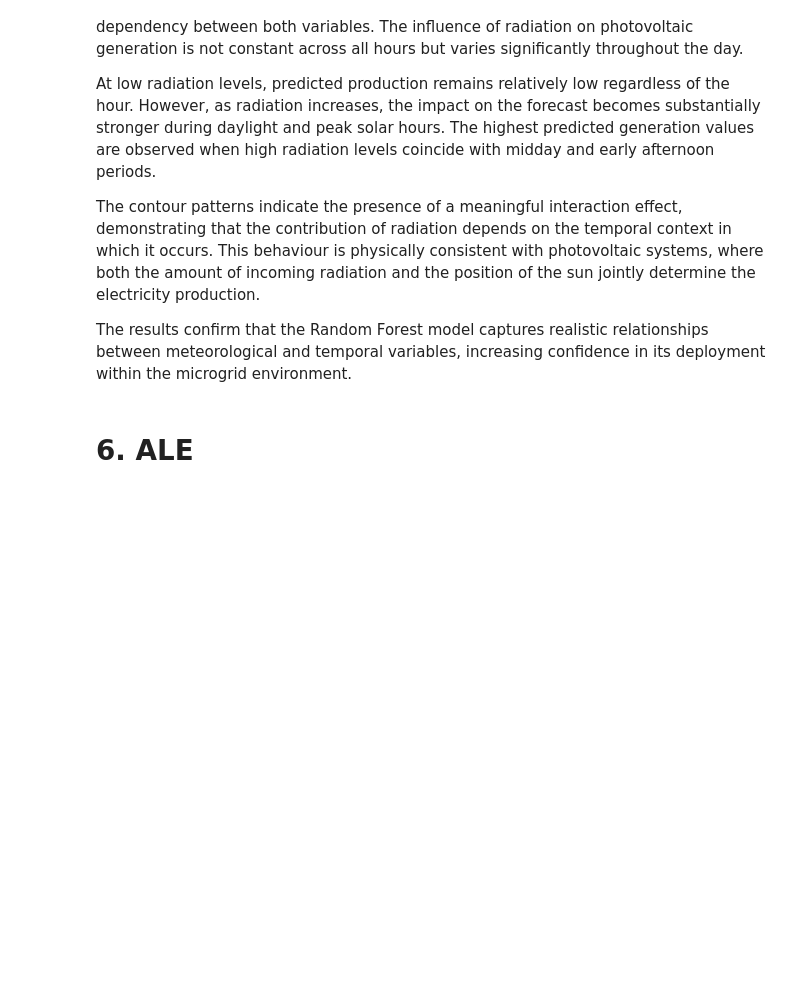
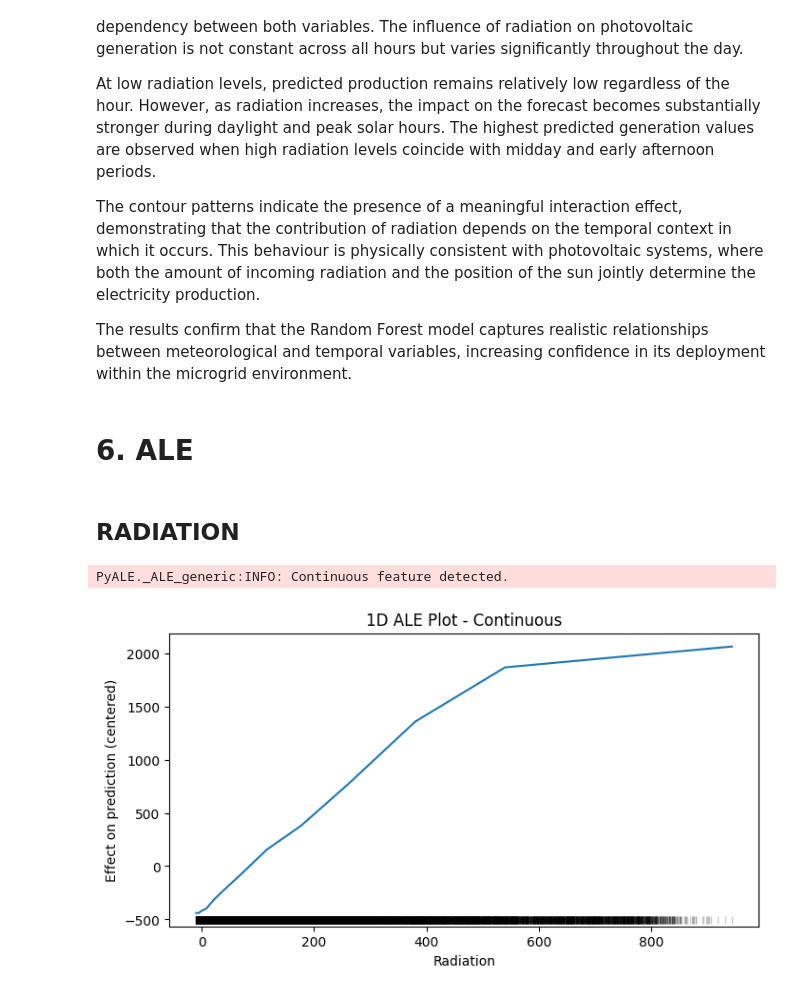
Before and after one commit to NereaPerez473/Reto04_Grupo05, a Jupyter notebook: xAI/Global_Solar.ipynb, the cells around one changed output. Saved outputs shown, nothing was run; the diff lists cells and outputs as text; code cells hidden in the pictures; blank space fills up the shorter version.

```diff
--- a/xAI/Global_Solar.ipynb
+++ b/xAI/Global_Solar.ipynb
@@ -244,3 +246,15 @@ The contour patterns indicate the presence of a meaningful interaction effect, d
 The results confirm that the Random Forest model captures realistic relationships between meteorological and temporal variables, increasing confidence in its deployment within the microgrid environment.
 # %% [markdown]
 # 6. ALE
+# %% [markdown]
+## RADIATION
+# %%
+ale_radiation = ale(
+    X=X_model,
+    model=model,
+    feature=["Radiation"],
+    include_CI=False
+)
+# %% [output]
+PyALE._ALE_generic:INFO: Continuous feature detected.
+[figure, added]
```
Also changed, not shown: parts of 14 cells of this notebook.
